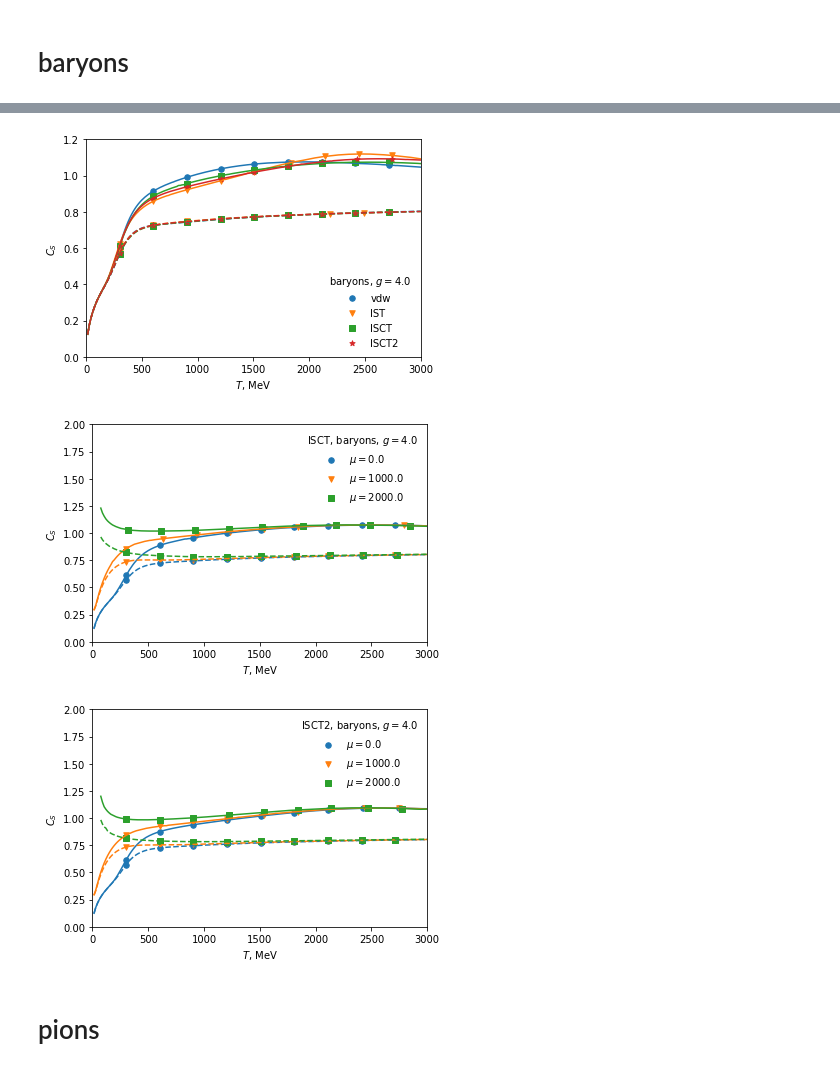
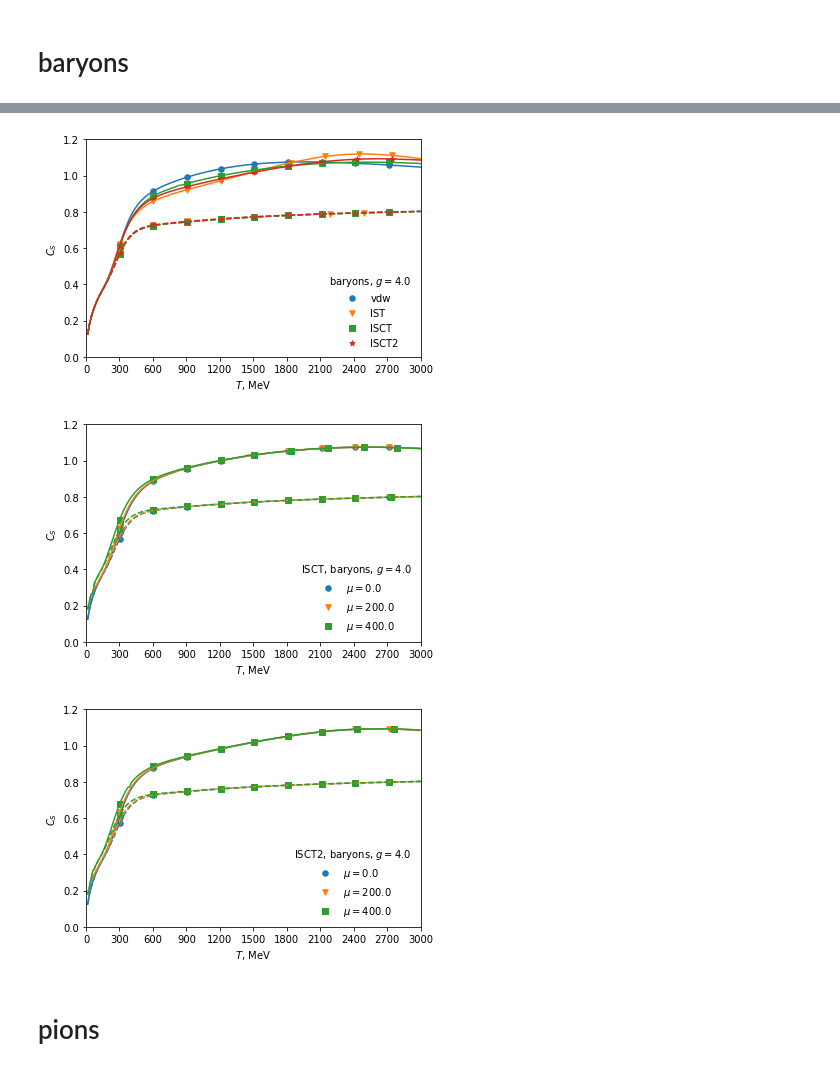
Before and after one commit to NazyS/relativistic-ISCT-EoS, a Jupyter notebook: visualization/notebook.ipynb, the cells around one changed output, grey strips where cells are left out. Saved outputs shown, nothing was run; the diff lists cells and outputs as text; code cells hidden in the pictures.

Commit message:
plotting of light mesons for different mu

```diff
--- a/visualization/notebook.ipynb
+++ b/visualization/notebook.ipynb
@@ -39,6 +39,7 @@ def get_savepath():
     return os.path.join(plot_folder, plot_file)
 
 def make_axis_labels():
+    plt.xticks(np.arange(0,3001,300))
     plt.xlabel('$T$, MeV')
     plt.ylabel('$C_S$')
 
@@ -49,7 +50,7 @@ def plotting(main_linestyle, curve_label=None, s=30):
     plt.plot( df['T'], np.sqrt(df['sp_of_snd_sq']), linestyle=main_linestyle)
     plt.scatter(*evenly_spaced_data(df), marker=next(markers), label=curve_label, s=s)
 # %%
-saving = True
+saving = False
 cleaning = True
 
 selected_only = True
@@ -147,13 +148,13 @@ for g in g_array:
 
     plt.show()
 # %% [output]
-[figure, old version]
+[figure, new version]
 # %%
 # plots for different mu
 g_array = [4., 4000.]
 
 particle_type = 'baryons'
-mu_array = [0., 1000., 2000.]
+mu_array = [0., 200., 400.]
 R = 0.39
 
 markers = cycle(['o', 'v', 's'])
@@ -167,36 +168,36 @@ for g in g_array:
         # plotting only selected g and eos
         if selected_only:
             if g not in selected_g or label not in selected_eos:
                 continue
 
         b = 1.
         for mu in mu_array:
             plotting('-', curve_label=f'$\\mu={mu}$' )
 
         plt.gca().set_prop_cycle(None)
 
         b = 0.
         for mu in mu_array:
             plotting('--')
 
 
         plt.xlim(0, 3e3)
-        plt.ylim(0, 2)
+        plt.ylim(0, 1.2)
 
         make_axis_labels()
 
         plt.legend(frameon=False, title=f'{label}, {particle_type}, $g={g}$')
 
         plot_folder = get_plot_folder('diff_mu')
         plot_file = f'cs_of_T_{particle_type}_{label}_g_{g}_R_{R}_.pdf'
         savepath = get_savepath()
         if saving:
             plt.savefig(savepath)
 
         plt.show()
 # %% [output]
-[figure, old version]
+[figure, new version]
-[figure, old version]
+[figure, new version]
 # %% [markdown]
 # pions
 # %%
```
Also changed, not shown: parts of 5 cells of this notebook.
